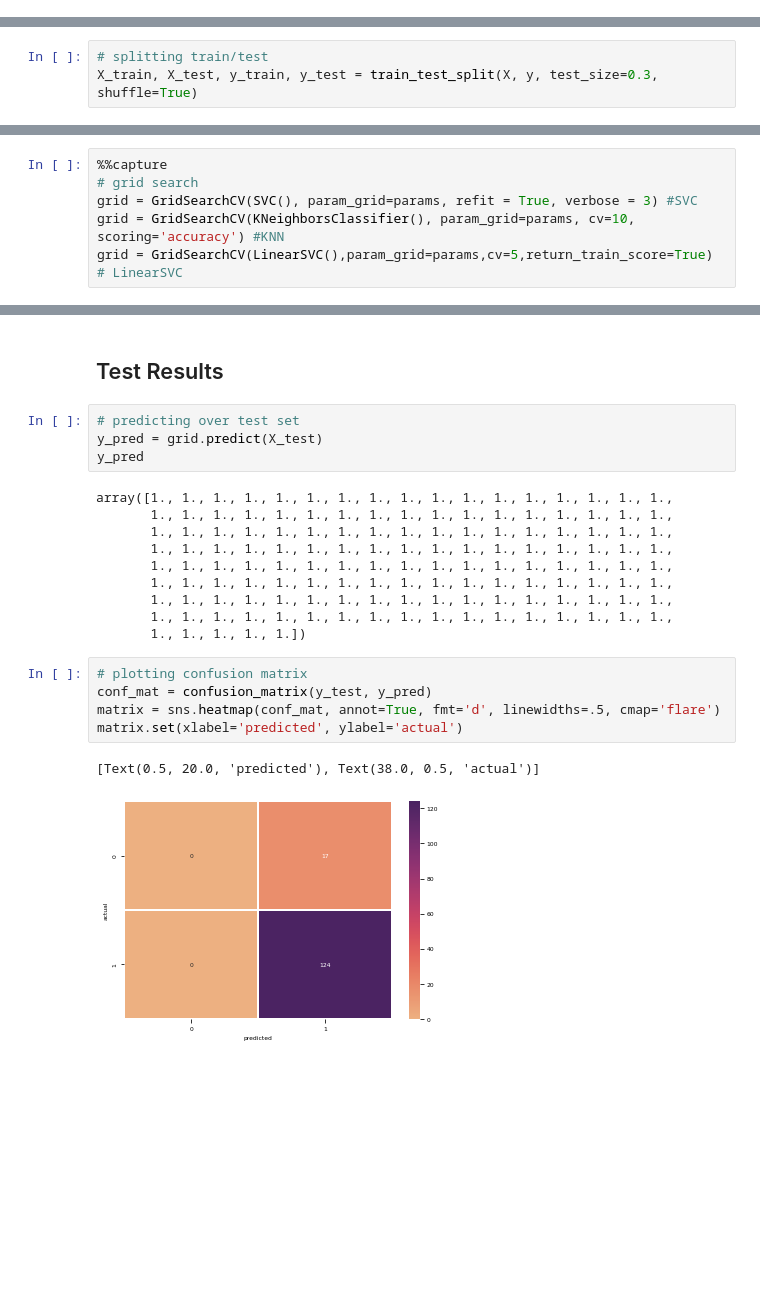
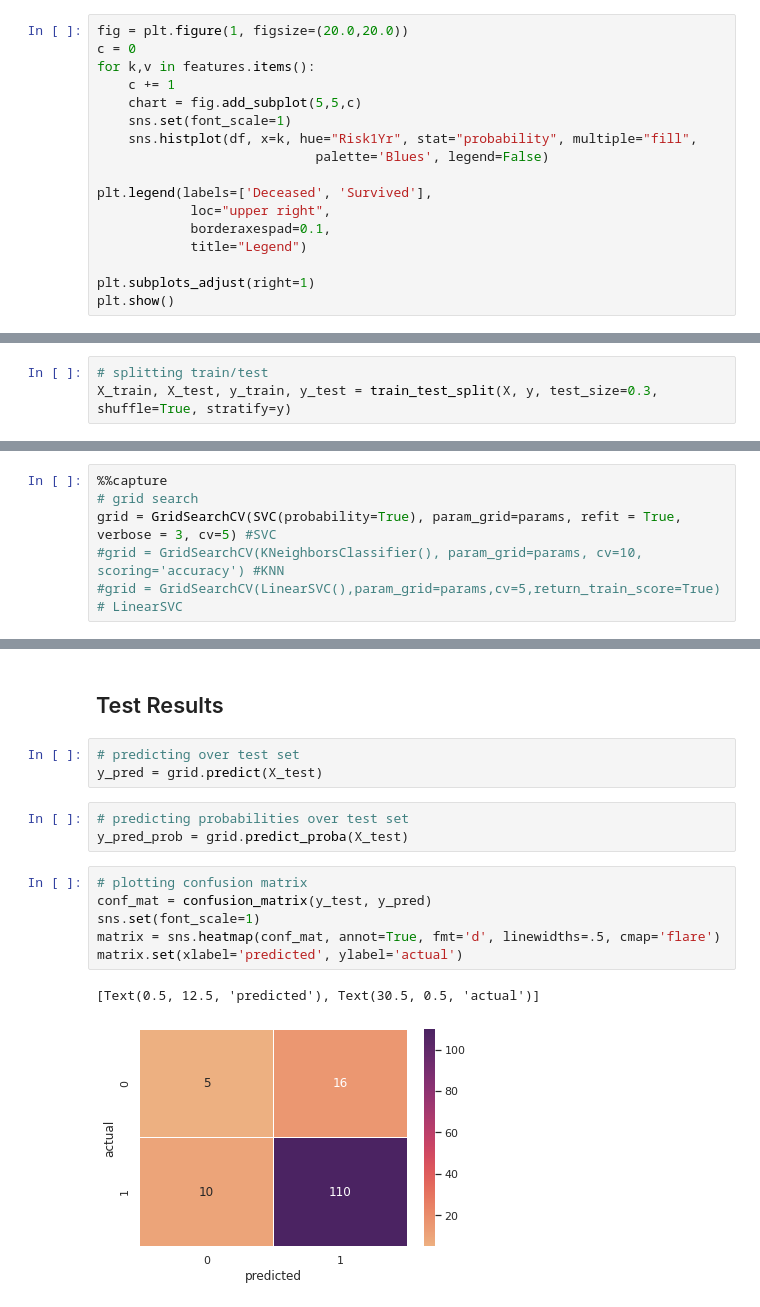
Before and after one commit to e-lubrini/thoracic-surgery-life-expectancy-classification, a Jupyter notebook: classification.ipynb, the cells around one changed output, grey strips where cells are left out. Cells and saved outputs as stored; diff of their text form; blank space fills up the shorter version.

Commit message:
computed and analysed probabilities

```diff
--- a/classification.ipynb
+++ b/classification.ipynb
@@ -65,0 +146,17 @@ df.head()
+# %%
+fig = plt.figure(1, figsize=(20.0,20.0))
+c = 0
+for k,v in features.items():
+    c += 1
+    chart = fig.add_subplot(5,5,c)
+    sns.set(font_scale=1)
+    sns.histplot(df, x=k, hue="Risk1Yr", stat="probability", multiple="fill",
+                            palette='Blues', legend=False)
+
+plt.legend(labels=['Deceased', 'Survived'],
+            loc="upper right",
+            borderaxespad=0.1,
+            title="Legend")
+
+plt.subplots_adjust(right=1)
+plt.show()
@@ -222,6 +241,6 @@ y = ds_er.iloc[:,-1]
 ## Algorithm
 # %%
 # splitting train/test
-X_train, X_test, y_train, y_test = train_test_split(X, y, test_size=0.3, shuffle=True)
+X_train, X_test, y_train, y_test = train_test_split(X, y, test_size=0.3, shuffle=True, stratify=y)
 # %% [markdown]
 ### Define the baselines
@@ -291,7 +315,7 @@ params = {'C': [0.1, 1, 10, 100, 1000]}
 # %%
 %%capture
 # grid search
-grid = GridSearchCV(SVC(), param_grid=params, refit = True, verbose = 3) #SVC
-grid = GridSearchCV(KNeighborsClassifier(), param_grid=params, cv=10, scoring='accuracy') #KNN
-grid = GridSearchCV(LinearSVC(),param_grid=params,cv=5,return_train_score=True) # LinearSVC
+grid = GridSearchCV(SVC(probability=True), param_grid=params, refit = True, verbose = 3, cv=5) #SVC
+#grid = GridSearchCV(KNeighborsClassifier(), param_grid=params, cv=10, scoring='accuracy') #KNN
+#grid = GridSearchCV(LinearSVC(),param_grid=params,cv=5,return_train_score=True) # LinearSVC
 # %%
@@ -311,25 +332,18 @@ grid.best_score_
 # %%
 # predicting over test set
 y_pred = grid.predict(X_test)
-y_pred
-# %% [output]
-array([1., 1., 1., 1., 1., 1., 1., 1., 1., 1., 1., 1., 1., 1., 1., 1., 1.,
-       1., 1., 1., 1., 1., 1., 1., 1., 1., 1., 1., 1., 1., 1., 1., 1., 1.,
-       1., 1., 1., 1., 1., 1., 1., 1., 1., 1., 1., 1., 1., 1., 1., 1., 1.,
-       1., 1., 1., 1., 1., 1., 1., 1., 1., 1., 1., 1., 1., 1., 1., 1., 1.,
-       1., 1., 1., 1., 1., 1., 1., 1., 1., 1., 1., 1., 1., 1., 1., 1., 1.,
-       1., 1., 1., 1., 1., 1., 1., 1., 1., 1., 1., 1., 1., 1., 1., 1., 1.,
-       1., 1., 1., 1., 1., 1., 1., 1., 1., 1., 1., 1., 1., 1., 1., 1., 1.,
-       1., 1., 1., 1., 1., 1., 1., 1., 1., 1., 1., 1., 1., 1., 1., 1., 1.,
-       1., 1., 1., 1., 1.])
+# %%
+# predicting probabilities over test set
+y_pred_prob = grid.predict_proba(X_test)
 # %%
 # plotting confusion matrix
 conf_mat = confusion_matrix(y_test, y_pred)
+sns.set(font_scale=1)
 matrix = sns.heatmap(conf_mat, annot=True, fmt='d', linewidths=.5, cmap='flare')
 matrix.set(xlabel='predicted', ylabel='actual')
 # %% [output]
-[Text(0.5, 20.0, 'predicted'), Text(38.0, 0.5, 'actual')]
+[Text(0.5, 12.5, 'predicted'), Text(30.5, 0.5, 'actual')]
-[figure, old version]
+[figure, new version]
 # %%
 print(classification_report(y_test, y_pred))
 # %% [output]
```
Also changed, not shown: parts of 43 cells of this notebook, 1 other file.
